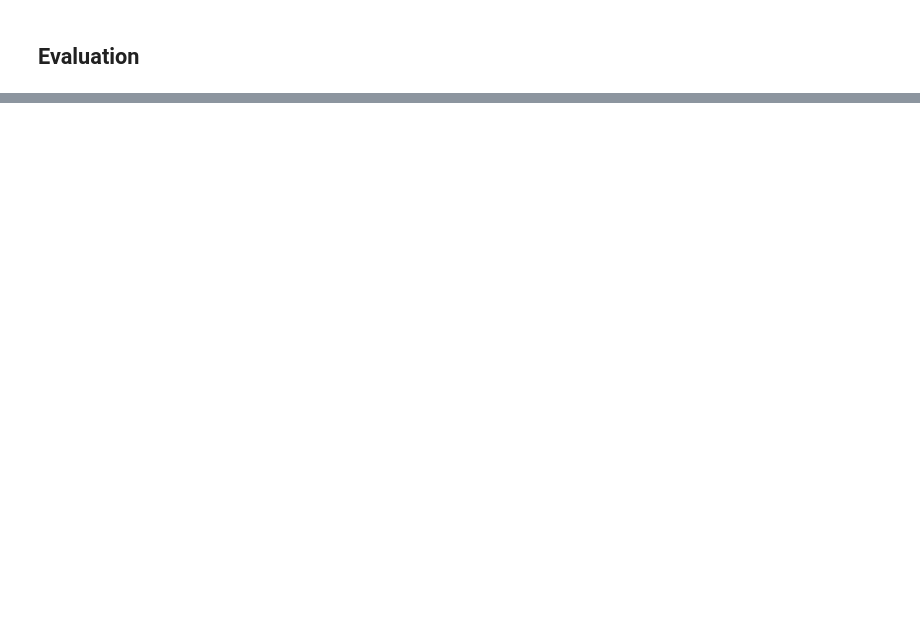
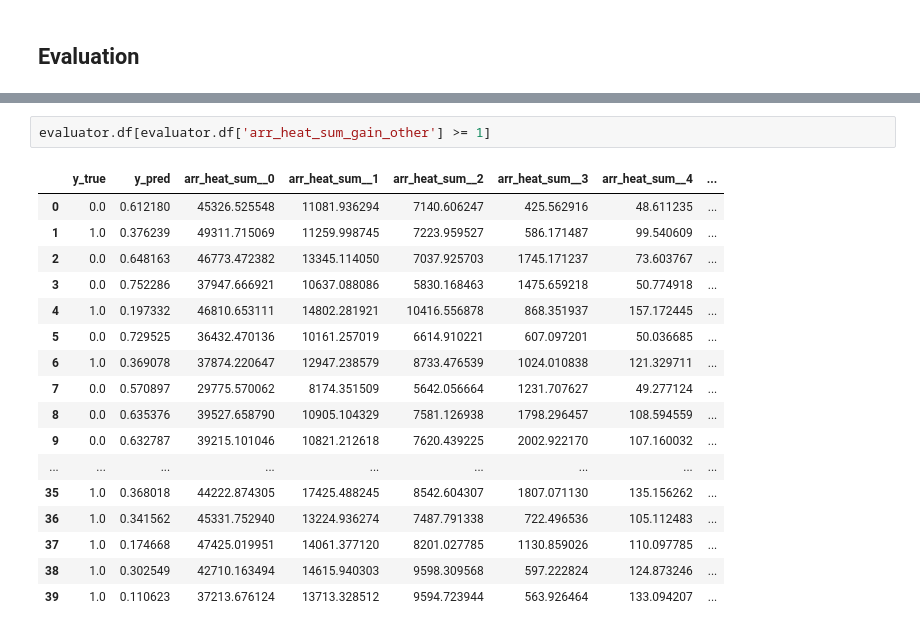
Before and after one commit to timzatko/dp, a Jupyter notebook: conda_notebooks/risei/evaluation_history_segmentation_masks.ipynb, the cells around one changed output, grey strips where cells are left out. Drawn from its saved outputs; the diff is of its cells as text; blank space fills up the shorter version.

```diff
--- a/conda_notebooks/risei/evaluation_history_segmentation_masks.ipynb
+++ b/conda_notebooks/risei/evaluation_history_segmentation_masks.ipynb
@@ -326,0 +342,20 @@ print(seg_labels)
+# %%
+evaluator.df[evaluator.df['arr_heat_sum_gain_other'] >= 1]
+# %% [output]
+|  | y_true | y_pred | arr_heat_sum__0 | arr_heat_sum__1 | arr_heat_sum__2 | arr_heat_sum__3 | arr_heat_sum__4 | ... |
+| 0 | 0.0 | 0.612180 | 45326.525548 | 11081.936294 | 7140.606247 | 425.562916 | 48.611235 | ... |
+| 1 | 1.0 | 0.376239 | 49311.715069 | 11259.998745 | 7223.959527 | 586.171487 | 99.540609 | ... |
+| 2 | 0.0 | 0.648163 | 46773.472382 | 13345.114050 | 7037.925703 | 1745.171237 | 73.603767 | ... |
+| 3 | 0.0 | 0.752286 | 37947.666921 | 10637.088086 | 5830.168463 | 1475.659218 | 50.774918 | ... |
+| 4 | 1.0 | 0.197332 | 46810.653111 | 14802.281921 | 10416.556878 | 868.351937 | 157.172445 | ... |
+| 5 | 0.0 | 0.729525 | 36432.470136 | 10161.257019 | 6614.910221 | 607.097201 | 50.036685 | ... |
+| 6 | 1.0 | 0.369078 | 37874.220647 | 12947.238579 | 8733.476539 | 1024.010838 | 121.329711 | ... |
+| 7 | 0.0 | 0.570897 | 29775.570062 | 8174.351509 | 5642.056664 | 1231.707627 | 49.277124 | ... |
+| 8 | 0.0 | 0.635376 | 39527.658790 | 10905.104329 | 7581.126938 | 1798.296457 | 108.594559 | ... |
+| 9 | 0.0 | 0.632787 | 39215.101046 | 10821.212618 | 7620.439225 | 2002.922170 | 107.160032 | ... |
+| ... | ... | ... | ... | ... | ... | ... | ... | ... |
+| 35 | 1.0 | 0.368018 | 44222.874305 | 17425.488245 | 8542.604307 | 1807.071130 | 135.156262 | ... |
+| 36 | 1.0 | 0.341562 | 45331.752940 | 13224.936274 | 7487.791338 | 722.496536 | 105.112483 | ... |
+| 37 | 1.0 | 0.174668 | 47425.019951 | 14061.377120 | 8201.027785 | 1130.859026 | 110.097785 | ... |
+| 38 | 1.0 | 0.302549 | 42710.163494 | 14615.940303 | 9598.309568 | 597.222824 | 124.873246 | ... |
+| 39 | 1.0 | 0.110623 | 37213.676124 | 13713.328512 | 9594.723944 | 563.926464 | 133.094207 | ... |
```
Also changed, not shown: parts of 15 cells of this notebook, 8 other files.
